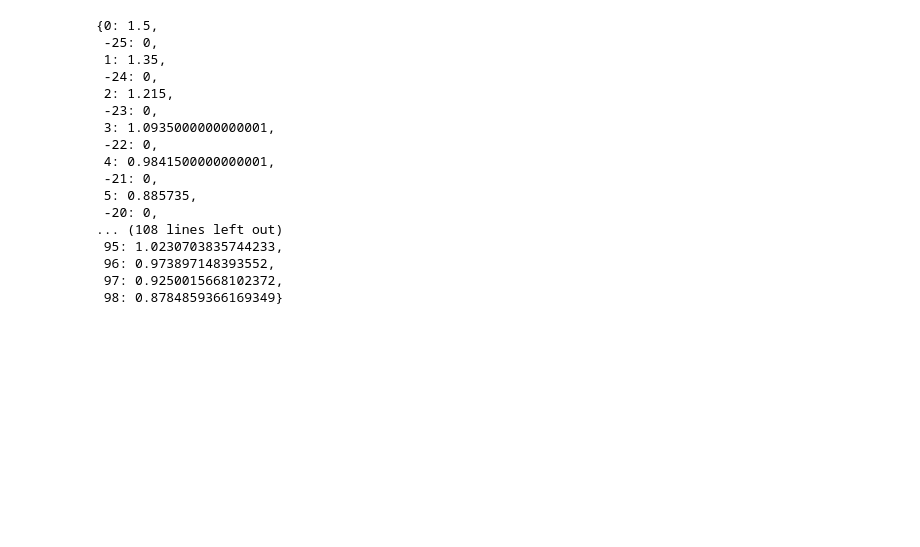
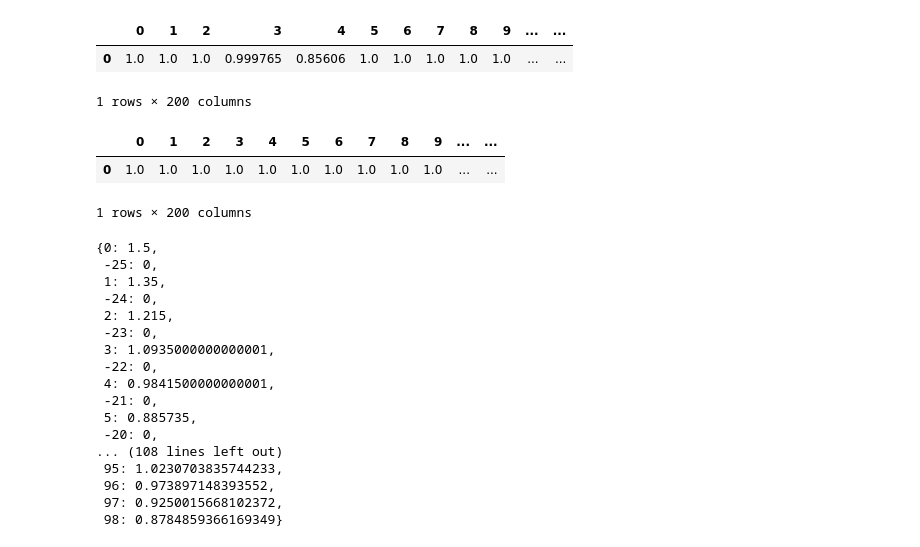
Before and after one commit to KevinArmbruster/ml_lab, a Jupyter notebook: Lab1b/Lab1b.ipynb, the cells around one changed output. Cells and saved outputs as stored; diff of their text form; code cells hidden in the pictures; blank space fills up the shorter version.

```diff
--- a/Lab1b/Lab1b.ipynb
+++ b/Lab1b/Lab1b.ipynb
@@ -40,3 +88,21 @@ display(pd.DataFrame(y_true))
+# %%
+#Testing the backprop on a generated data batch
+X , classes = generate_data()
+
+W = np.ones((3, 3))
+V= np.ones((1,4))
+
+O = gen_delta(X, classes, 200, 5000, 4, 0.1, 0.01)
+
+display(pd.DataFrame(O))
+display(pd.DataFrame(classes))
+# %% [output]
+|  | 0 | 1 | 2 | 3 | 4 | 5 | 6 | 7 | 8 | 9 | ... | ... |
+| 0 | 1.0 | 1.0 | 1.0 | 0.999765 | 0.85606 | 1.0 | 1.0 | 1.0 | 1.0 | 1.0 | ... | ... |
+1 rows × 200 columns
+|  | 0 | 1 | 2 | 3 | 4 | 5 | 6 | 7 | 8 | 9 | ... | ... |
+| 0 | 1.0 | 1.0 | 1.0 | 1.0 | 1.0 | 1.0 | 1.0 | 1.0 | 1.0 | 1.0 | ... | ... |
+1 rows × 200 columns
 # %%
 def mackey_glass(t, mg_dict, beta=0.2, gamma=0.1, n=10, r=25):
     if t == 0:
```
Also changed, not shown: parts of 4 cells of this notebook.
